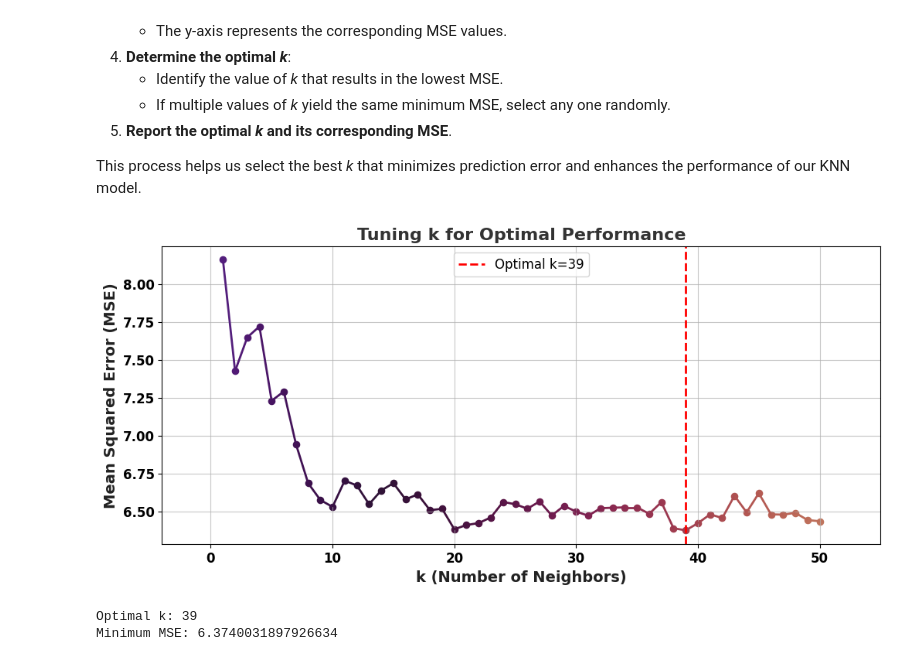
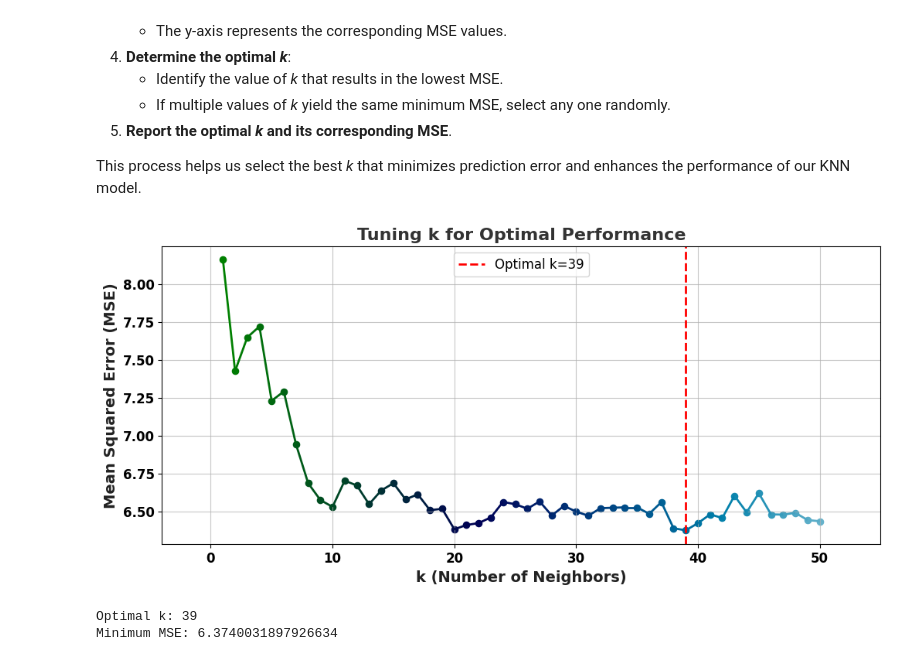
Before and after one commit to GPushkar1611/AI1013-Assignments, a Jupyter notebook: AI1013_assignment_2_AI24BTECH11012/code.ipynb, the cells around one changed output. Cells and saved outputs as stored; diff of their text form; code cells hidden in the pictures.

Commit message:
changing the colormap

```diff
--- a/AI1013_assignment_2_AI24BTECH11012/code.ipynb
+++ b/AI1013_assignment_2_AI24BTECH11012/code.ipynb
@@ -377,48 +377,48 @@ for k in k_values:
 optimal_k = k_values[np.argmin(mse_values)]  # Get k corresponding to the minimum MSE
 optimal_mse = min(mse_values)  # Retrieve the minimum MSE value
 # %%
-# Generate Twilight colormap for the scatter points
-colors = cm.twilight(np.linspace(0.4, 0.8, len(k_values)))
+# Generate ocean colormap for the scatter points
+colors = cm.ocean(np.linspace(0, 0.8, len(k_values)))
 
 plt.figure(figsize=(12, 5))  # Set figure size for better visualization
 
-# Scatter plot for MSE values with Twilight gradient
+# Scatter plot for MSE values with ocean gradient
 for i, k in enumerate(k_values):
     plt.scatter(k, mse_values[i], color=colors[i], s=35)  # Each point gets a unique color
 
 # Create line segments to add a smooth gradient effect between points
 points = np.array([k_values, mse_values]).T.reshape(-1, 1, 2)
 segments = np.concatenate([points[:-1], points[1:]], axis=1)
-lc = LineCollection(segments, cmap='twilight', norm=plt.Normalize(0, 1))
-lc.set_array(np.linspace(0.4, 0.8, len(k_values)))  # Apply gradient
+lc = LineCollection(segments, cmap='ocean', norm=plt.Normalize(0, 1))
+lc.set_array(np.linspace(0, 0.8, len(k_values)))  # Apply gradient
 lc.set_linewidth(2)
 
 plt.gca().add_collection(lc)  # Add gradient line to the plot
 
 # Mark the optimal k value with a red dashed vertical line
 plt.axvline(optimal_k, color='r', linestyle='--', linewidth=2, label=f'Optimal k={optimal_k}')
 
 # Customize x-axis tick intervals and limits
 plt.xticks(ticks=np.arange(min(k_values) - 1, max(k_values) + 1, 10))  # Set intervals (0,10,20,...)
 plt.xlim(min(k_values) - 5, max(k_values) + 5)  # Extend x-axis range for better spacing
 
 # Customize aesthetics for better readability
 plt.grid(True, alpha=0.7)  # Light grid
 plt.xlabel('k (Number of Neighbors)', fontsize=14, fontweight='bold', color='#222')
 plt.ylabel('Mean Squared Error (MSE)', fontsize=14, fontweight='bold', color='#222')
 plt.title('Tuning k for Optimal Performance', fontsize=16, fontweight='bold', color='#333')
 
 # Improve tick mark visibility
 plt.xticks(fontsize=12, fontweight='bold')
 plt.yticks(fontsize=12, fontweight='bold')
 
 # Add legend with a visible frame at the top center
 plt.legend(fontsize=12, frameon=True, loc="upper center")
 
 # Display the plot
 plt.show()
 # %% [output]
-[figure, old version]
+[figure, new version]
 # %%
 # Output results
 print(f"Optimal k: {optimal_k}")
```
Also changed, not shown: 1 other file.
